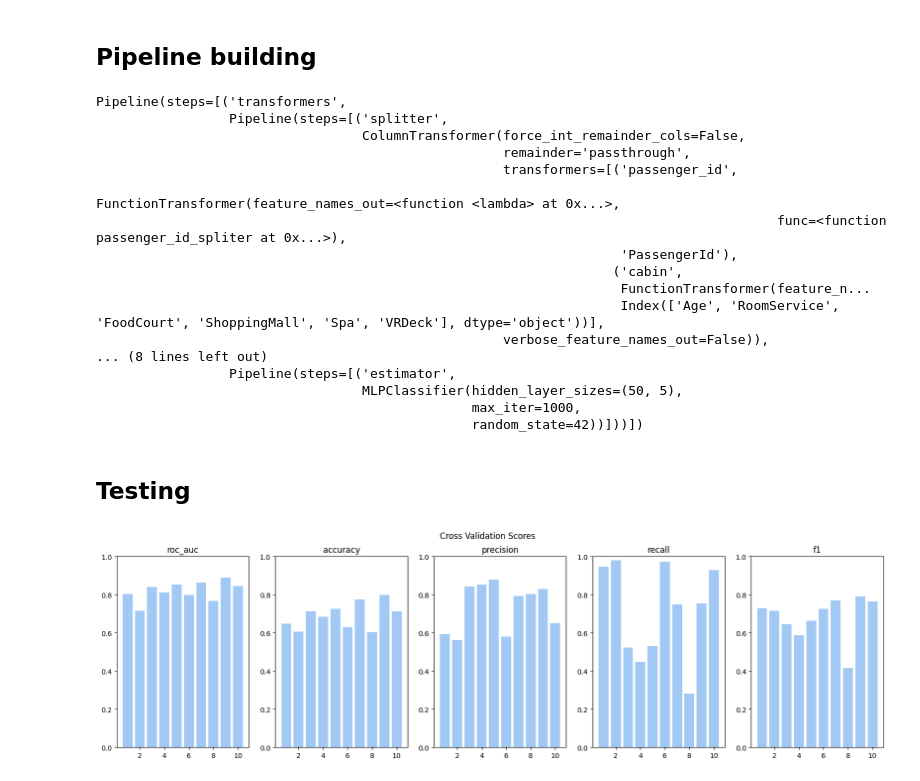
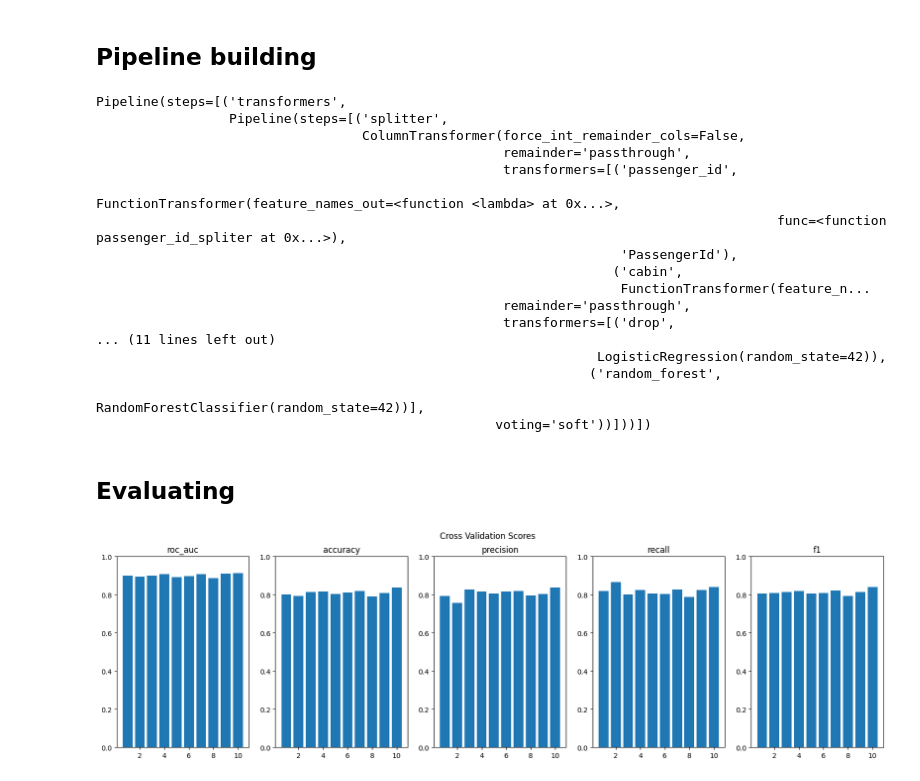
Before and after one commit to IsmaelMiranda11/cmu-ml, a Jupyter notebook: 3. Modeling.ipynb, the cells around one changed output. Saved outputs shown, nothing was run; the diff lists cells and outputs as text; code cells hidden in the pictures.

Commit message:
with modeleging

```diff
--- a/3. Modeling.ipynb
+++ b/3. Modeling.ipynb
@@ -33,6 +33,7 @@ from sklearn.pipeline   import Pipeline
 from sklearn.linear_model import LogisticRegression
 from sklearn.neural_network import MLPClassifier
 from sklearn.ensemble import RandomForestClassifier
+from sklearn.ensemble import VotingClassifier
 
 ## 1. Columns separation
 # Categorical columns
@@ -57,7 +58,12 @@ columns_to_encode = [
 ]
 
 # Numeric columns
-numeric_columns = X.select_dtypes(include=['int64', 'float64']).columns
+numeric_columns = X.select_dtypes(include=['int64', 'float64']).columns.tolist()
+# Added new numeric columns
+numeric_columns.extend([
+    'Group', # it will be created by the passenger_id_spliter
+    'Num' # it will be created by the cabin_spliter
+])
 
 ## 2. FunctionTransformers. Custom transformers for columns
 # Function
@@ -125,7 +131,7 @@ simple_imputer = SimpleImputer(strategy='median')
 
 # Rounder for the categorical columns
 rounder = FunctionTransformer(func=lambda x: np.round(x, 0),
-    feature_names_out=lambda _, __: categorical_columns
+    feature_names_out=lambda _, __: columns_to_encode
 )
 
 ## 4. Transformers pipeline
@@ -155,7 +161,7 @@ encoder_transfomer = ColumnTransformer(
 imputer_transformer = ColumnTransformer(
     transformers=[
         ('numeric_imputer', simple_imputer, numeric_columns),
-        ('categorical_imputer', knn, categorical_columns)
+        ('categorical_imputer', knn, columns_to_encode)
     ],
     remainder='passthrough',
     force_int_remainder_cols=False, #type: ignore
@@ -165,7 +171,7 @@ imputer_transformer = ColumnTransformer(
 # Rounder and scalers
 rounder_scaler_transformer = ColumnTransformer(
     transformers=[
-        ('rounder', rounder, categorical_columns),
+        ('rounder', rounder, columns_to_encode),
         ('scaler', scaler, numeric_columns)
     ],
     remainder='passthrough',
@@ -197,14 +203,20 @@ transfomers = Pipeline([
 transfomers.set_output(transform='pandas')
 
 # Estimator to predict.
-# They can be chaged in the clf pipeline estimator step
+# Use a VotingClassifier to ensemble different models
 nn = MLPClassifier(hidden_layer_sizes=(50, 5), activation='relu', max_iter=1000, random_state=42)
 logistic = LogisticRegression(random_state=42)
 random_forest = RandomForestClassifier(random_state=42)
 
+clfs = VotingClassifier(estimators=[
+    ('nn', nn),
+    ('logistic', logistic),
+    ('random_forest', random_forest)
+], voting='soft')
+
 # Pipeline
 clf = Pipeline([
-    ('estimator', nn)
+    ('estimator', clfs)
 ])
 
 # 5. Final pipeline
@@ -225,13 +237,13 @@ Pipeline(steps=[('transformers',
                                                                    'PassengerId'),
                                                                   ('cabin',
                                                                    FunctionTransformer(feature_n...
-                                                                   Index(['Age', 'RoomService', 'FoodCourt', 'ShoppingMall', 'Spa', 'VRDeck'], dtype='object'))],
-                                                    verbose_feature_names_out=False)),
-... (8 lines left out)
-                 Pipeline(steps=[('estimator',
-                                  MLPClassifier(hidden_layer_sizes=(50, 5),
-                                                max_iter=1000,
-                                                random_state=42))]))])
+                                                    remainder='passthrough',
+                                                    transformers=[('drop',
+... (11 lines left out)
+                                                                LogisticRegression(random_state=42)),
+                                                               ('random_forest',
+                                                                RandomForestClassifier(random_state=42))],
+                                                   voting='soft'))]))])
 # %% [markdown]
-## Testing
+## Evaluating
 # %%
@@ -242,20 +258,19 @@ import seaborn as sns
 # %%
 # Cross Validation
 cv = cross_validate(pipe, X_train, y_train, cv=10, return_estimator=True,
-                    scoring=['roc_auc', 'accuracy', 'precision', 'recall', 'f1'],
-                    return_indices=True
+                    scoring=['roc_auc', 'accuracy', 'precision', 'recall', 'f1']
                     )
 
 # Plot the metric scores
 fig, ax = plt.subplots(1, 5, figsize=(20, 5))
 for i, metric in enumerate(['roc_auc', 'accuracy', 'precision', 'recall', 'f1']):
     ax[i].bar(range(1, 11), cv[f'test_{metric}'])
     ax[i].set_title(metric)
     ax[i].set_ylim(0, 1)
 fig.suptitle('Cross Validation Scores')
 plt.show()
 # %% [output]
-[figure, old version]
+[figure, new version]
 # %%
 # Get the best estimator based in the recall score
 predictor = cv['estimator'][np.argmax(cv['test_f1'])]
```
Also changed, not shown: parts of 11 cells of this notebook.
